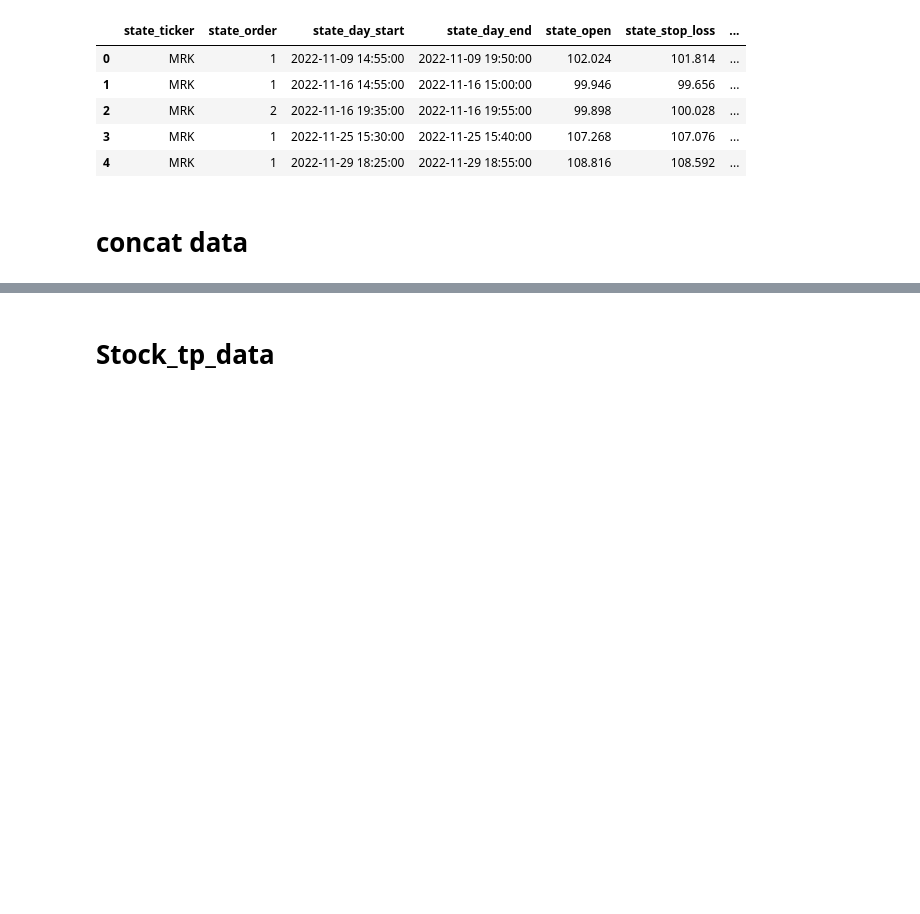
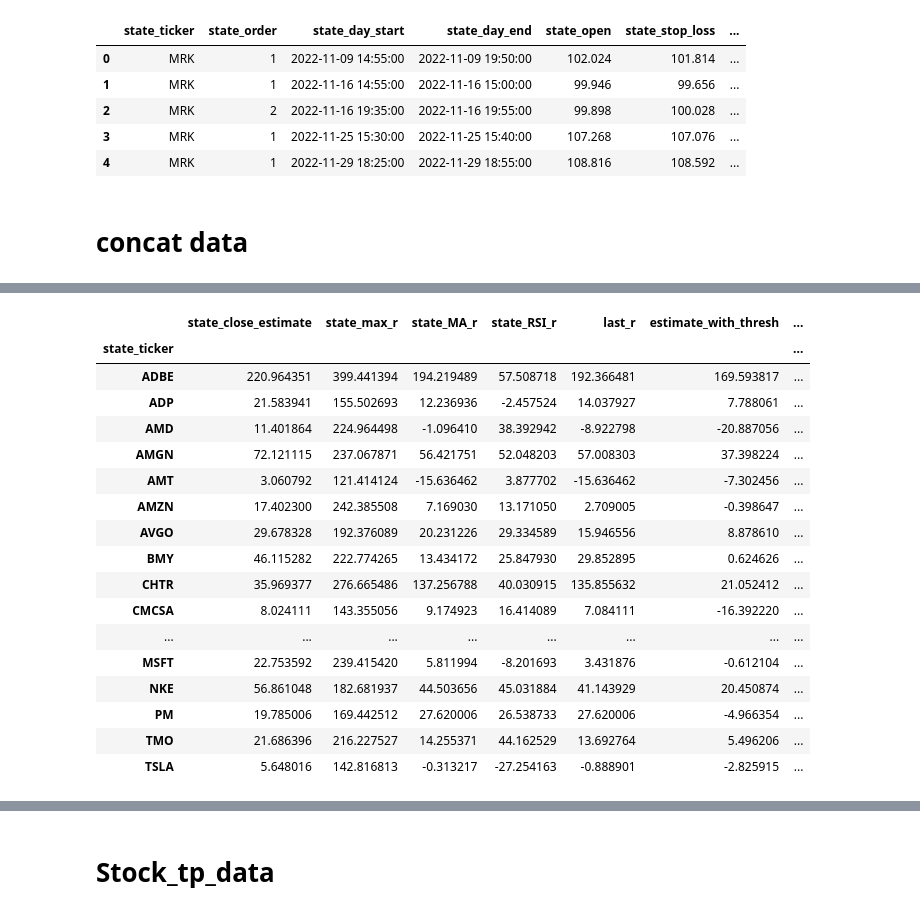
Before and after one commit to trollssqwer/stock-app, a Jupyter notebook: test.ipynb, the cells around one changed output, grey strips where cells are left out. Cells and saved outputs as stored; diff of their text form; code cells hidden in the pictures; blank space fills up the shorter version.

```diff
--- a/test.ipynb
+++ b/test.ipynb
@@ -241,0 +174,7 @@ concat_data.head(5)
+# %%
+stock_tp_data = concat_data[['state_ticker','state_close_estimate','state_max_r','state_MA_r','state_RSI_r','last_r', 'estimate_with_thresh', 'estimate_with_thresh2', 'bash_path']].groupby(['state_ticker' , 'bash_path']).sum()
+stock_tp_data['win_count'] = concat_data[['state_ticker','state_close_estimate','state_max_r','state_MA_r','state_RSI_r','last_r', 'estimate_with_thresh', 'estimate_with_thresh2', 'bash_path']].loc[concat_data.state_MA_r > 0].groupby(['state_ticker' , 'bash_path']).count().state_MA_r
+stock_tp_data['loss_count'] = concat_data[['state_ticker','state_close_estimate','state_max_r','state_MA_r','state_RSI_r','last_r', 'estimate_with_thresh', 'estimate_with_thresh2', 'bash_path']].loc[concat_data.state_MA_r < 0].groupby(['state_ticker' , 'bash_path']).count().state_MA_r
+stock_tp_data.win_count.fillna(0 , inplace = True)
+stock_tp_data['win_count'] = stock_tp_data['win_count'].astype(int)
+stock_tp_data
@@ -241,0 +196,7 @@ concat_data.head(5)
+# %%
+portfolio_list = stock_tp_data.loc[stock_tp_data.estimate_with_thresh > -10].index.get_level_values(0).unique()
+# %%
+test_df = stock_tp_data.loc[stock_tp_data.index.get_level_values(0).isin(portfolio_list)]
+x = test_df.loc[(test_df.estimate_with_thresh < -10)].groupby('state_ticker').count()
+month_high_lost = x.loc[x.estimate_with_thresh > 2].index
+new_portfolio_list = np.setdiff1d(portfolio_list, month_high_lost)
@@ -241,0 +237,21 @@ concat_data.head(5)
+# %%
+stock_tp_data.loc[stock_tp_data.index.get_level_values(0).isin(new_portfolio_list)].groupby('state_ticker').sum()
+# %% [output]
+|  | state_close_estimate | state_max_r | state_MA_r | state_RSI_r | last_r | estimate_with_thresh | ... |
+| state_ticker |  |  |  |  |  |  | ... |
+| ADBE | 220.964351 | 399.441394 | 194.219489 | 57.508718 | 192.366481 | 169.593817 | ... |
+| ADP | 21.583941 | 155.502693 | 12.236936 | -2.457524 | 14.037927 | 7.788061 | ... |
+| AMD | 11.401864 | 224.964498 | -1.096410 | 38.392942 | -8.922798 | -20.887056 | ... |
+| AMGN | 72.121115 | 237.067871 | 56.421751 | 52.048203 | 57.008303 | 37.398224 | ... |
+| AMT | 3.060792 | 121.414124 | -15.636462 | 3.877702 | -15.636462 | -7.302456 | ... |
+| AMZN | 17.402300 | 242.385508 | 7.169030 | 13.171050 | 2.709005 | -0.398647 | ... |
+| AVGO | 29.678328 | 192.376089 | 20.231226 | 29.334589 | 15.946556 | 8.878610 | ... |
+| BMY | 46.115282 | 222.774265 | 13.434172 | 25.847930 | 29.852895 | 0.624626 | ... |
+| CHTR | 35.969377 | 276.665486 | 137.256788 | 40.030915 | 135.855632 | 21.052412 | ... |
+| CMCSA | 8.024111 | 143.355056 | 9.174923 | 16.414089 | 7.084111 | -16.392220 | ... |
+| ... | ... | ... | ... | ... | ... | ... | ... |
+| MSFT | 22.753592 | 239.415420 | 5.811994 | -8.201693 | 3.431876 | -0.612104 | ... |
+| NKE | 56.861048 | 182.681937 | 44.503656 | 45.031884 | 41.143929 | 20.450874 | ... |
+| PM | 19.785006 | 169.442512 | 27.620006 | 26.538733 | 27.620006 | -4.966354 | ... |
+| TMO | 21.686396 | 216.227527 | 14.255371 | 44.162529 | 13.692764 | 5.496206 | ... |
+| TSLA | 5.648016 | 142.816813 | -0.313217 | -27.254163 | -0.888901 | -2.825915 | ... |
```
Also changed, not shown: parts of 32 cells of this notebook, 9 other files.
